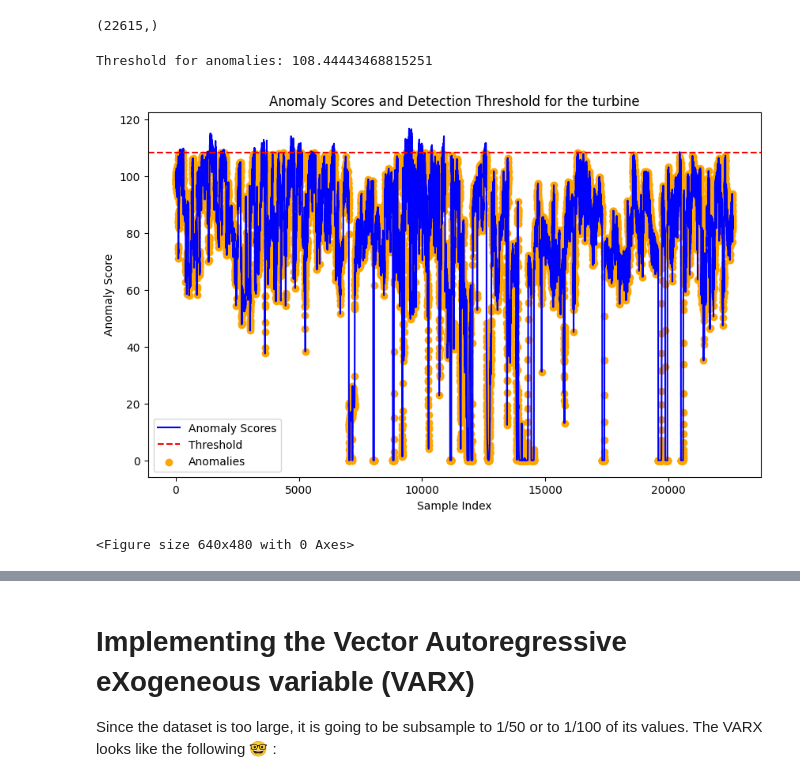
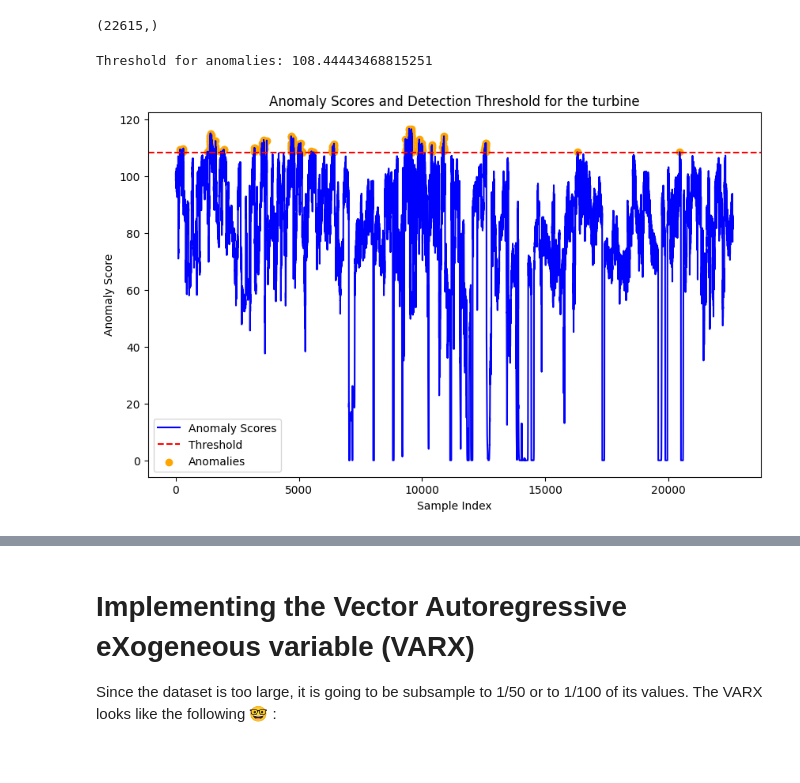
Before and after one commit to JiashengWan/MLPM, a Jupyter notebook: VARX_synthetic.ipynb, the cells around one changed output, grey strips where cells are left out. Cells and saved outputs as stored; diff of their text form; code cells hidden in the pictures.

Commit message:
Added the plots of the test sets

```diff
--- a/VARX_synthetic.ipynb
+++ b/VARX_synthetic.ipynb
@@ -447,25 +466,24 @@ print(predicted_scores_turbine.shape)
 # %%
 # Define a threshold for anomaly detection
 # You can use the 95th percentile of the training scores as a threshold
 threshold_turbine = np.percentile(svm.score_samples(turbine_steady_state_pca), 95)
 print(f'Threshold for anomalies: {threshold_turbine}')
 
 # Classify the test set as normal or anomalous
-predictions_turbine = predicted_scores_turbine < threshold_turbine  # True for anomalies, False for normal
+predictions_turbine = predicted_scores_turbine > threshold_turbine  # True for anomalies, False for normal
 
 # Visualization (optional)
 plt.figure(figsize=(10, 6))
 plt.plot(predicted_scores_turbine, label='Anomaly Scores', color='blue')
 plt.axhline(y=threshold_turbine, color='red', linestyle='--', label='Threshold')
 plt.scatter(np.where(predictions_turbine)[0], predicted_scores_turbine[predictions_turbine],
             color='orange', label='Anomalies')
 plt.title('Anomaly Scores and Detection Threshold for the turbine')
 plt.xlabel('Sample Index')
 plt.ylabel('Anomaly Score')
 plt.legend()
 plt.show()
 #plt.savefig("images/anomaly_scores_detection_turbine.pdf",format='pdf')
 # %% [output]
 Threshold for anomalies: 108.44443468815251
-[figure, old version]
+[figure, new version]
-<Figure size 640x480 with 0 Axes>
```
Also changed, not shown: parts of 3 cells of this notebook.
